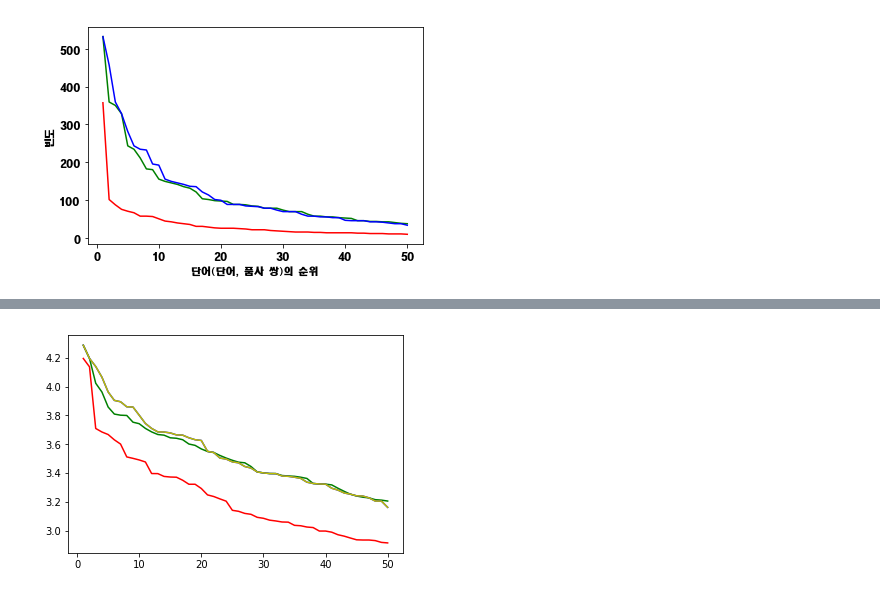
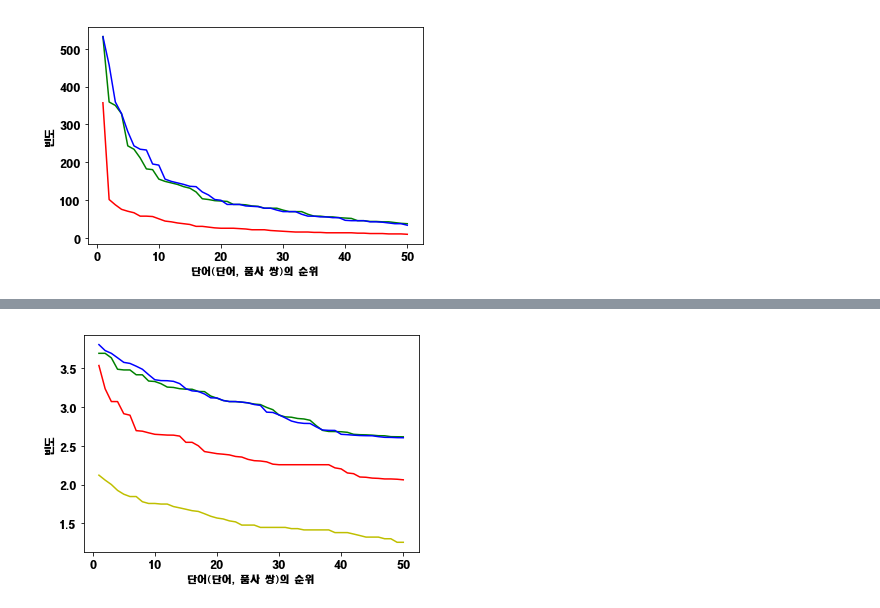
Before and after one commit to deeperence/ICT_AI_AdvanceClass_NLP, a Jupyter notebook: 0320_main.ipynb, the cells around one changed output, grey strips where cells are left out. Cells and saved outputs as stored; diff of their text form; code cells hidden in the pictures.

```diff
--- a/0320_main.ipynb
+++ b/0320_main.ipynb
@@ -438,54 +434,59 @@ freqTagged.N(), freqTagged.most_common(50)
+# %%
+def ngramUmjeol(term, n=2):
+    ngram = []
+    for i in range(len(term) - n + 1):
+        ngram.append(''.join(term[i:i + n]))
+
+    return ngram
+# %%
+ngramList = FreqDist()
+for term in word_tokenize(corpus):
+    for token in ngramUmjeol(term):
+        ngramList[term] += 1
+
+ngramY = [pair[1] for pair in ngramList.most_common(50)]
+ngramYY = [math.log10(_) for _ in ngramY]
 # %%
-from konlpy.tag import Okt, Kkma
-import matplotlib.pyplot as plt
-# 형태소분석을 한 것이 좀 더 선형에 가까운 그래프를 보여준다.
-# 형태소분석을 거치고 난 결과값이 더 균등하므로 학습에 유리하다.
-import math, os
-kkm = Kkma()
+# 14일에 수집했던 뉴스 기사들에 대해 형태소 분석 후 그래프 그려보기
+import os
 
-# 14일에 수집했던 뉴스 기사들에 대해 형태소 분석 후 그래프 그려보기
-for file in os.listdir("./0314_DownloadedNewstxts"):
-    if file.endswith(".txt"):
-        with open("./0314_DownloadedNewstxts/" + file, encoding = "utf-8") as f:
-            corpus += f.read()
+corpus = ''
+path = "C:/Users/brsta/ICT_AI_AdvanceClass_NLP/0314_DownloadedNewstxts"
+for file in [_ for _ in os.listdir(path) if _.endswith('.txt')]:
+    with open('{0}/{1}'.format(path, file), encoding='utf8') as fp:
+        corpus += fp.read()
 
-tokens = word_tokenize(corpus)
-tagged = kkm.pos(corpus)
-freqTokens = FreqDist()
+rawList = FreqDist()
+pairList = FreqDist()
+wordList = FreqDist()
+posList = FreqDist()
 
-freqTokens = FreqDist()
-for token in tokens:
-    freqTokens[token] += 1
+tokens = Kkma().pos(corpus)
 
-freqTagged = FreqDist()
-for token in tagged:
-    freqTagged[token] +=1
+for term in word_tokenize(corpus):
+    rawList[term] += 1
 
-# word 단위, 품사 단위로 쪼개보기
-freqWord = FreqDist()
-for token in tagged:
-    freqWord[token[0]] +=1
+for pair in tokens:
+    pairList[pair] += 1
+    wordList[pair[0]] += 1
+    posList[pair[1]] += 1
 
-freqPos = FreqDist()
-for token in tagged:
-    freqPos[token[0]] +=1
+x = range(1,51)
 
-x = range(1, 51)
-y = [pair[1] for pair in freqTokens.most_common(50)] # 빈도
-yy = [pair[1] for pair in freqTagged.most_common(50)]
-yyy = [pair[1] for pair in freqWord.most_common(50)]
-xx = range(1, 31)
-yyyy = [pair[1] for pair in freqPos.most_common(50)]
+y = [pair[1] for pair in rawList.most_common(50)] # 빈도
+yy = [pair[1] for pair in pairList.most_common(50)]
+yyy = [pair[1] for pair in wordList.most_common(50)]
 
 _y = [math.log10(_) for _ in y]
 _yy = [math.log10(_) for _ in yy]
 _yyy = [math.log10(_) for _ in yyy]
-_yyyy = [math.log10(_) for _ in yyyy]
 
-plt.plot(x, _y, "r-")
-plt.plot(x, _yy, "g-")
-plt.plot(x, _yyy, "b-")
-plt.plot(x, _yyyy, "y-")
+plt.plot(x, _y, 'r-')
+plt.plot(x, _yy, 'g-')
+plt.plot(x, _yyy, 'b-')
+plt.plot(x, ngramYY, 'y-')
+plt.xlabel('단어(단어, 품사 쌍)의 순위')
+plt.ylabel('빈도')
 plt.show()
 # %% [output]
-[figure, old version]
+[figure, new version]
```
Also changed, not shown: parts of 19 cells of this notebook, 6 other files.
